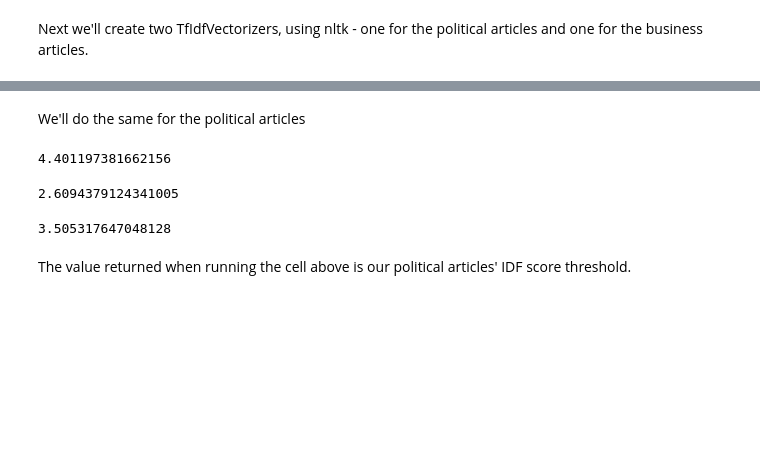
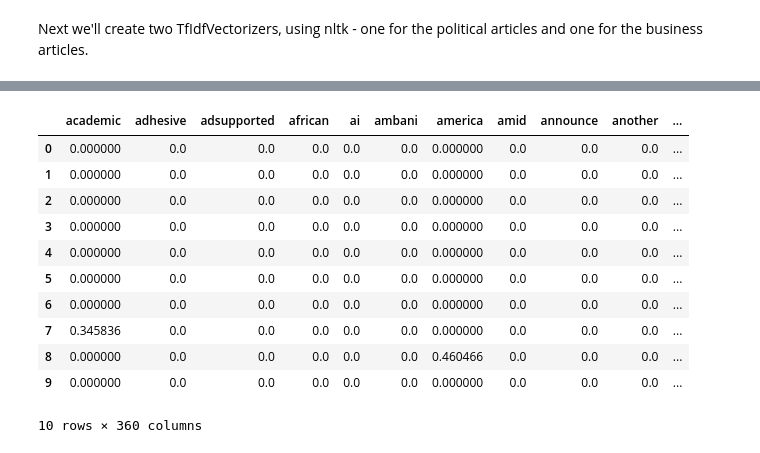
Before and after one commit to GoofyGalaxy374/NewsClassifier, a Jupyter notebook: Analysis.ipynb, the cells around one changed output, grey strips where cells are left out. Cells and saved outputs as stored; diff of their text form; code cells hidden in the pictures; blank space fills up the shorter version.

```diff
--- a/Analysis.ipynb
+++ b/Analysis.ipynb
@@ -187,4 +226,5 @@ TfidfVectorizer()
 # %%
 businessVectorizer = TfidfVectorizer()
-businessVectorizer.fit(BusinessArticles['CleanTitle'])
+businessArticlesMatrix = businessVectorizer.fit_transform(BusinessArticles['CleanTitle']).toarray()
+businessArticlesMatrix
 # %% [output]
@@ -269,19 +238,16 @@ AverageIDF_BusinessArticles
-# %% [markdown]
-<p> We'll do the same for the political articles </p>
-# %%
-MaxIDF_PoliticsArticles = politicalVectorResults['IDF-Score'].max()
-MaxIDF_PoliticsArticles
-# %% [output]
-4.401197381662156
-# %%
-MinIDF_PoliticsArticles = politicalVectorResults['IDF-Score'].min()
-MinIDF_PoliticsArticles
-# %% [output]
-2.6094379124341005
-# %%
-AverageIDF_PoliticsArticles = (MaxIDF_PoliticsArticles + MinIDF_PoliticsArticles) / 2
-AverageIDF_PoliticsArticles
-# %% [output]
-3.505317647048128
-# %% [markdown]
-<p>The value returned when running the cell above is our political articles' IDF score threshold. </p>
+# %%
+business_TFIDF_df = pd.DataFrame(businessArticlesMatrix, columns = businessVectorizer.get_feature_names())
+business_TFIDF_df.head(10)
+# %% [output]
+|  | academic | adhesive | adsupported | african | ai | ambani | america | amid | announce | another | ... |
+| 0 | 0.000000 | 0.0 | 0.0 | 0.0 | 0.0 | 0.0 | 0.000000 | 0.0 | 0.0 | 0.0 | ... |
+| 1 | 0.000000 | 0.0 | 0.0 | 0.0 | 0.0 | 0.0 | 0.000000 | 0.0 | 0.0 | 0.0 | ... |
+| 2 | 0.000000 | 0.0 | 0.0 | 0.0 | 0.0 | 0.0 | 0.000000 | 0.0 | 0.0 | 0.0 | ... |
+| 3 | 0.000000 | 0.0 | 0.0 | 0.0 | 0.0 | 0.0 | 0.000000 | 0.0 | 0.0 | 0.0 | ... |
+| 4 | 0.000000 | 0.0 | 0.0 | 0.0 | 0.0 | 0.0 | 0.000000 | 0.0 | 0.0 | 0.0 | ... |
+| 5 | 0.000000 | 0.0 | 0.0 | 0.0 | 0.0 | 0.0 | 0.000000 | 0.0 | 0.0 | 0.0 | ... |
+| 6 | 0.000000 | 0.0 | 0.0 | 0.0 | 0.0 | 0.0 | 0.000000 | 0.0 | 0.0 | 0.0 | ... |
+| 7 | 0.345836 | 0.0 | 0.0 | 0.0 | 0.0 | 0.0 | 0.000000 | 0.0 | 0.0 | 0.0 | ... |
+| 8 | 0.000000 | 0.0 | 0.0 | 0.0 | 0.0 | 0.0 | 0.460466 | 0.0 | 0.0 | 0.0 | ... |
+| 9 | 0.000000 | 0.0 | 0.0 | 0.0 | 0.0 | 0.0 | 0.000000 | 0.0 | 0.0 | 0.0 | ... |
+10 rows × 360 columns
```
Also changed, not shown: parts of 17 cells of this notebook.
